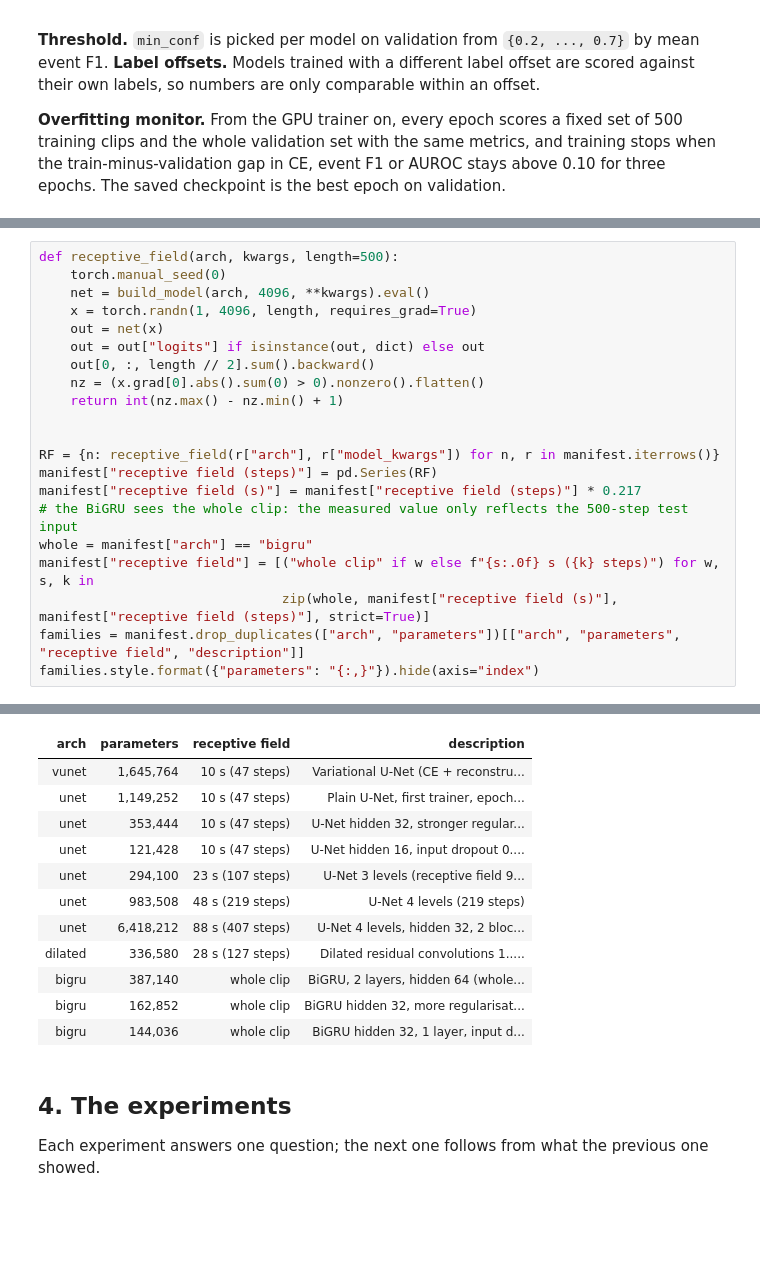
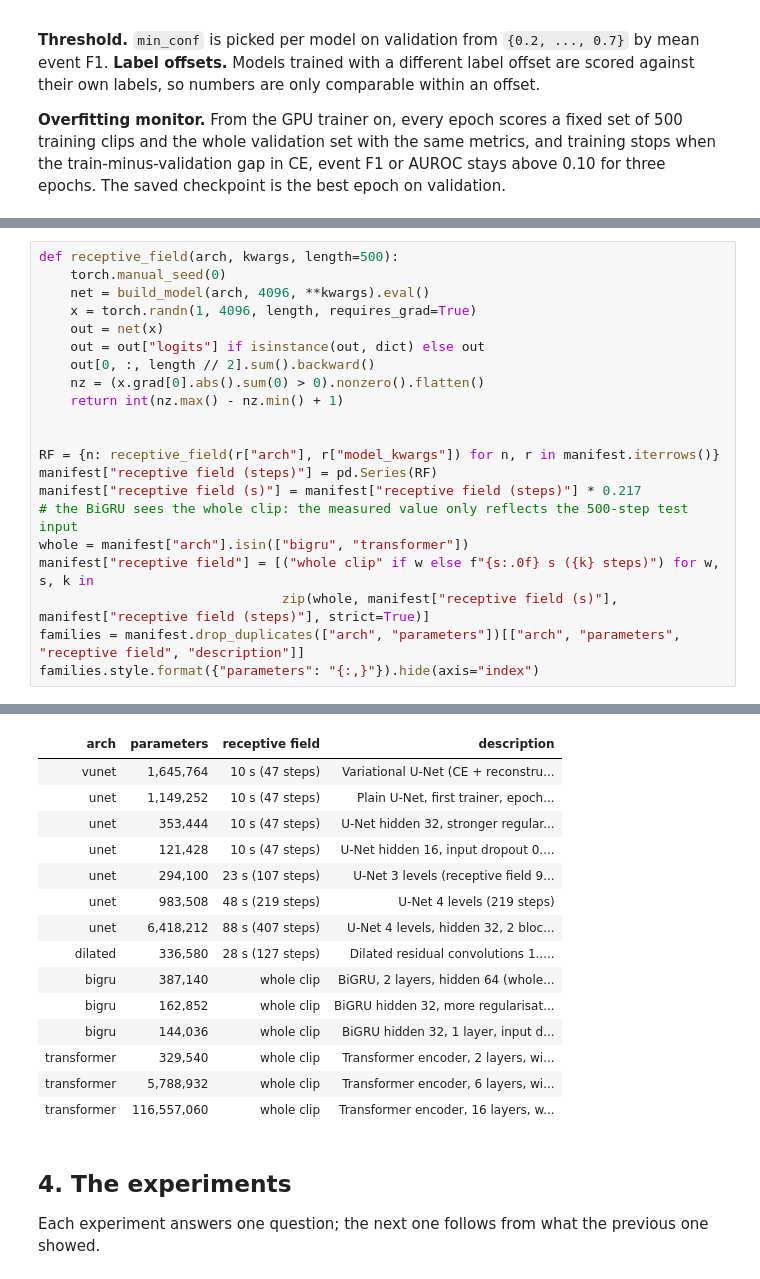
Before and after one commit to otoofim/video_event_detection, a Jupyter notebook: visualisation/experiment_report.ipynb, the cells around one changed output, grey strips where cells are left out. Saved outputs shown, nothing was run; the diff lists cells and outputs as text; blank space fills up the shorter version.

```diff
--- a/visualisation/experiment_report.ipynb
+++ b/visualisation/experiment_report.ipynb
@@ -240,7 +244,7 @@ RF = {n: receptive_field(r["arch"], r["model_kwargs"]) for n, r in manifest.iter
 manifest["receptive field (steps)"] = pd.Series(RF)
 manifest["receptive field (s)"] = manifest["receptive field (steps)"] * 0.217
 # the BiGRU sees the whole clip: the measured value only reflects the 500-step test input
-whole = manifest["arch"] == "bigru"
+whole = manifest["arch"].isin(["bigru", "transformer"])
 manifest["receptive field"] = [("whole clip" if w else f"{s:.0f} s ({k} steps)") for w, s, k in
                                zip(whole, manifest["receptive field (s)"], manifest["receptive field (steps)"], strict=True)]
 families = manifest.drop_duplicates(["arch", "parameters"])[["arch", "parameters", "receptive field", "description"]]
@@ -250,15 +254,18 @@ families.style.format({"parameters": "{:,}"}).hide(axis="index")
 | arch | parameters | receptive field | description |
 | vunet | 1,645,764 | 10 s (47 steps) | Variational U-Net (CE + reconstru... |
 | unet | 1,149,252 | 10 s (47 steps) | Plain U-Net, first trainer, epoch... |
 | unet | 353,444 | 10 s (47 steps) | U-Net hidden 32, stronger regular... |
 | unet | 121,428 | 10 s (47 steps) | U-Net hidden 16, input dropout 0.... |
 | unet | 294,100 | 23 s (107 steps) | U-Net 3 levels (receptive field 9... |
 | unet | 983,508 | 48 s (219 steps) | U-Net 4 levels (219 steps) |
 | unet | 6,418,212 | 88 s (407 steps) | U-Net 4 levels, hidden 32, 2 bloc... |
 | dilated | 336,580 | 28 s (127 steps) | Dilated residual convolutions 1..... |
 | bigru | 387,140 | whole clip | BiGRU, 2 layers, hidden 64 (whole... |
 | bigru | 162,852 | whole clip | BiGRU hidden 32, more regularisat... |
 | bigru | 144,036 | whole clip | BiGRU hidden 32, 1 layer, input d... |
+| transformer | 329,540 | whole clip | Transformer encoder, 2 layers, wi... |
+| transformer | 5,788,932 | whole clip | Transformer encoder, 6 layers, wi... |
+| transformer | 116,557,060 | whole clip | Transformer encoder, 16 layers, w... |
 # %% [markdown]
 ## 4. The experiments
 
```
Also changed, not shown: parts of 22 cells of this notebook.
